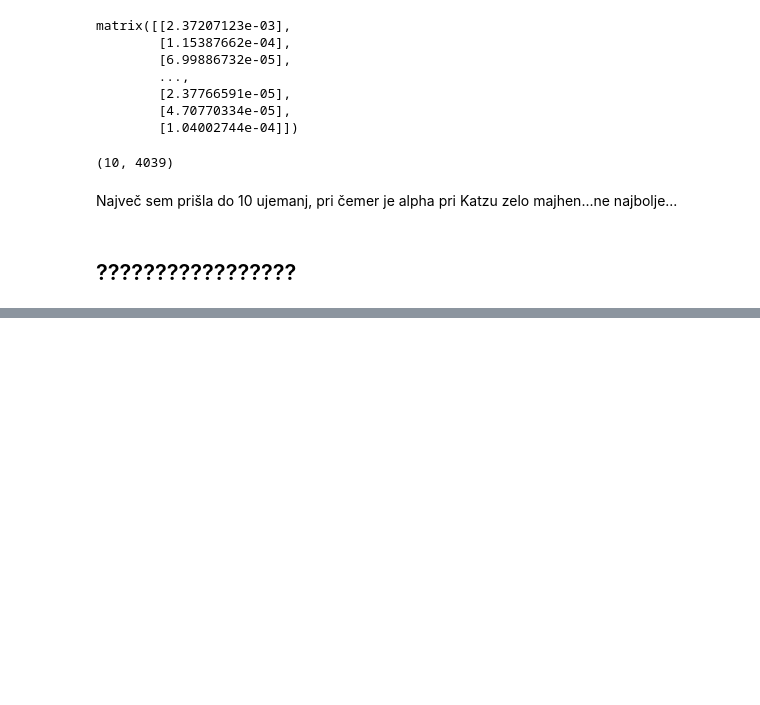
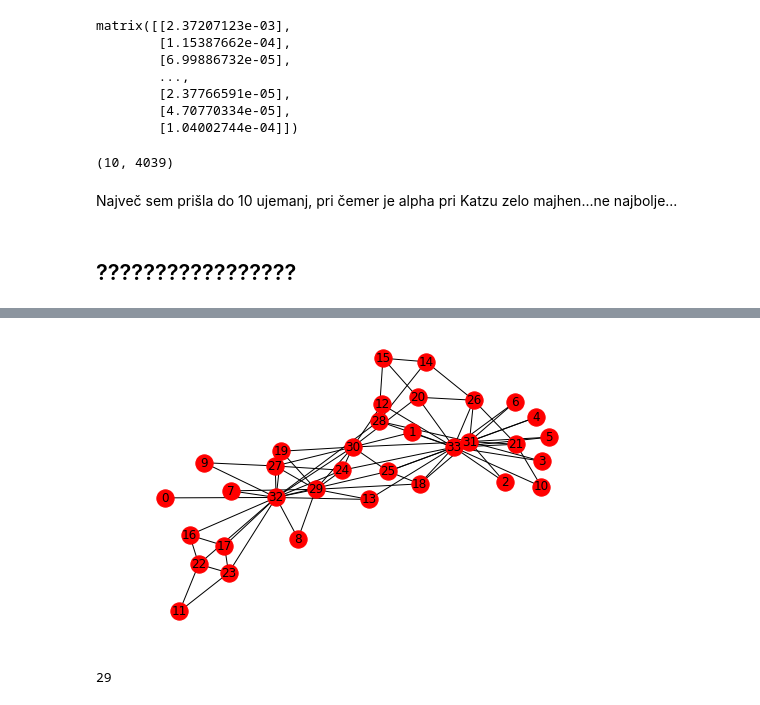
Before and after one commit to anamariostarijas/Katz-centrality-and-Google-s-PageRank, a Jupyter notebook: Primerjava algoritmov s Facebook grafom.ipynb, the cells around one changed output, grey strips where cells are left out. Drawn from its saved outputs; the diff is of its cells as text; code cells hidden in the pictures; blank space fills up the shorter version.

```diff
--- a/Primerjava algoritmov s Facebook grafom.ipynb
+++ b/Primerjava algoritmov s Facebook grafom.ipynb
@@ -333,0 +410,6 @@ Največ sem prišla do 10 ujemanj, pri čemer je alpha pri Katzu zelo majhen...n
+# %%
+O = nx.karate_club_graph()
+#nx.draw(O, with_labels=True)
+#plt.show()
+R = nx.adjacency_matrix(O)
+#print(R.todense())
@@ -333,0 +435,3 @@ Največ sem prišla do 10 ujemanj, pri čemer je alpha pri Katzu zelo majhen...n
+# %%
+rank_katz2 = rank(O_katz)
+rank_pagerank2 = rank(O_pagerank)
@@ -333,0 +442,14 @@ Največ sem prišla do 10 ujemanj, pri čemer je alpha pri Katzu zelo majhen...n
+# %%
+spring_pos = nx.spring_layout(O)
+keys = list(range(0, rank_pagerank2.shape[0]+1))
+values = list(chain.from_iterable(rank_pagerank2.tolist()))
+t = {k: v for k, v in zip(keys, values)}
+#t
+nx.set_node_attributes(O, t, 'pagerank')
+nx.draw(O, with_labels=True, pos = spring_pos, labels = t, with_attributes=True)
+plt.savefig("O_graph1.png", format="PNG")
+plt.show()
+O.node[1]['pagerank']
+# %% [output]
+[figure, added]
+29
```
Also changed, not shown: parts of 18 cells of this notebook, 7 other files.
